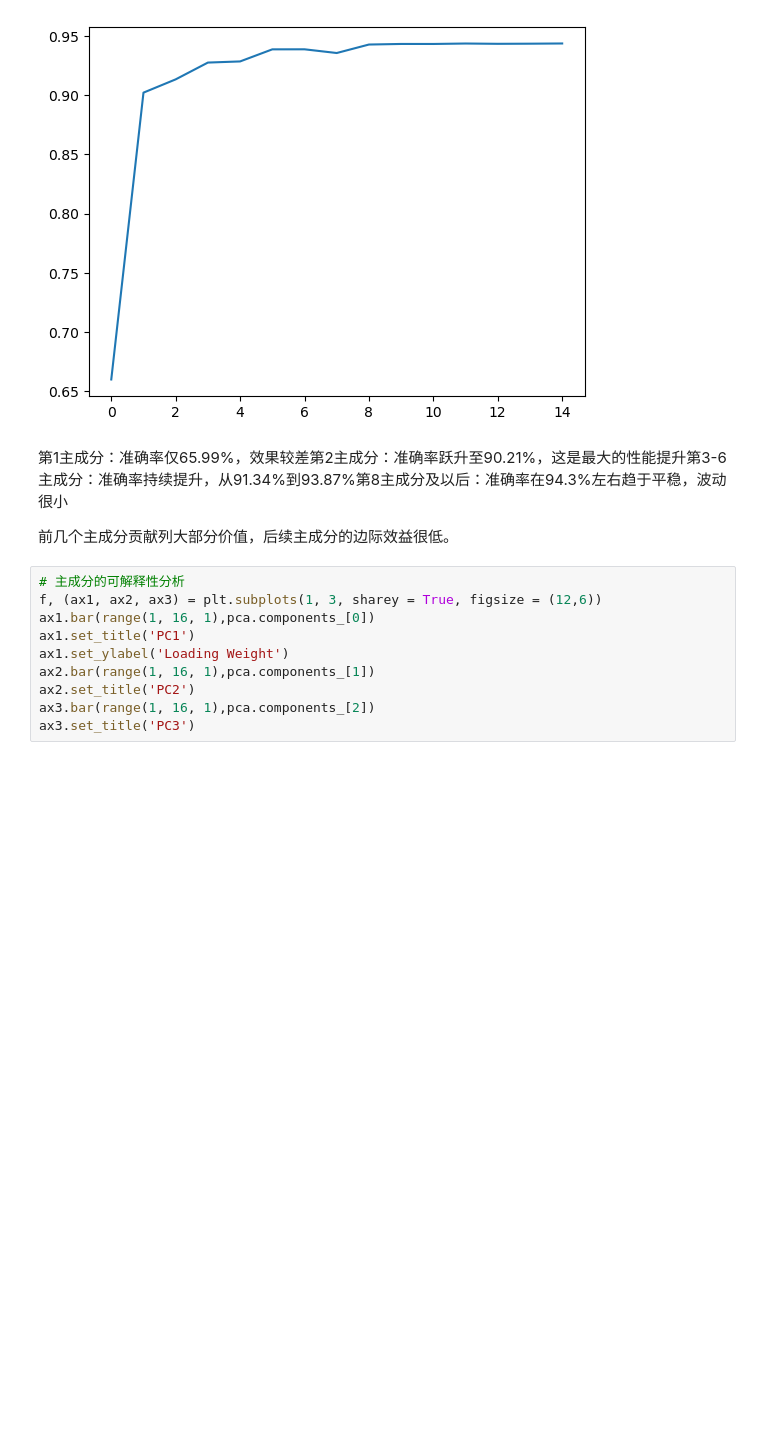
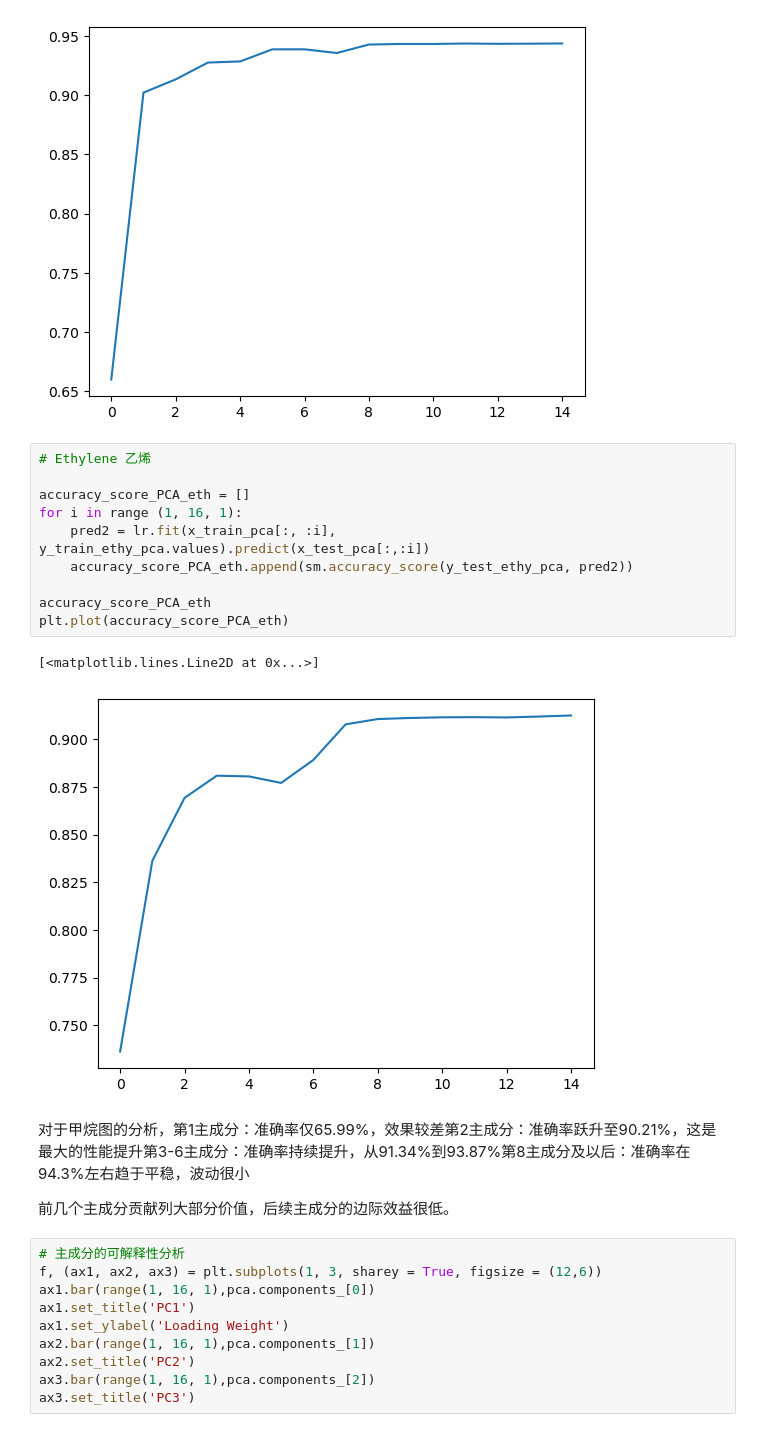
Before and after one commit to LGL-Incresense/GasSensorArray, a Jupyter notebook: Gas-sensor-array-under-dynamic-gas-mixtures/GAS_ML.ipynb, the cells around one changed output. Drawn from its saved outputs; the diff is of its cells as text; blank space fills up the shorter version.

```diff
--- a/Gas-sensor-array-under-dynamic-gas-mixtures/GAS_ML.ipynb
+++ b/Gas-sensor-array-under-dynamic-gas-mixtures/GAS_ML.ipynb
@@ -612,4 +612,18 @@ accuracy_score_PCA
  0.9434873694963382,
  0.9436672418735199]
 [figure]
+# %%
+# Ethylene 乙烯
+
+accuracy_score_PCA_eth = []
+for i in range (1, 16, 1):
+    pred2 = lr.fit(x_train_pca[:, :i], y_train_ethy_pca.values).predict(x_test_pca[:,:i])
+    accuracy_score_PCA_eth.append(sm.accuracy_score(y_test_ethy_pca, pred2))
+
+accuracy_score_PCA_eth
+plt.plot(accuracy_score_PCA_eth)
+# %% [output]
+[<matplotlib.lines.Line2D at 0x...>]
+[figure, added]
 # %% [markdown]
+对于甲烷图的分析，
```
Also changed, not shown: parts of 4 cells of this notebook.
